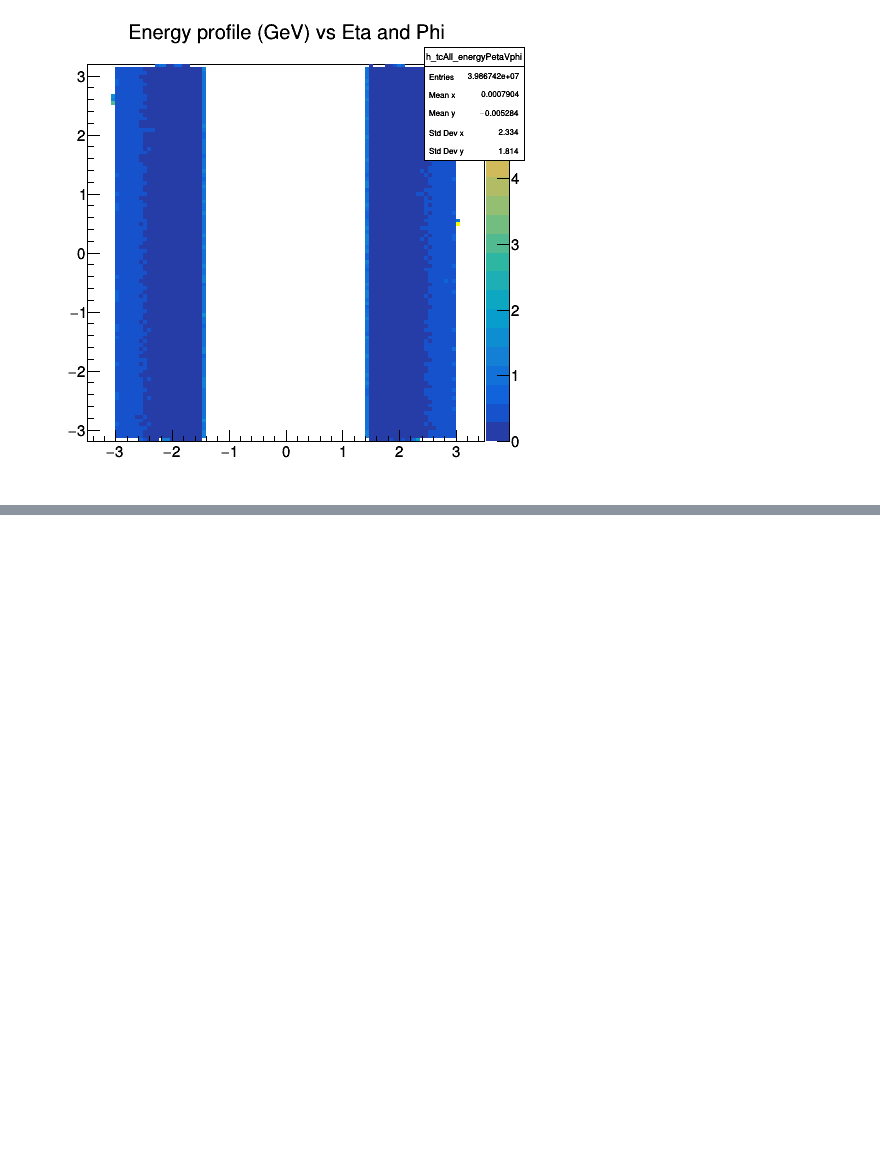
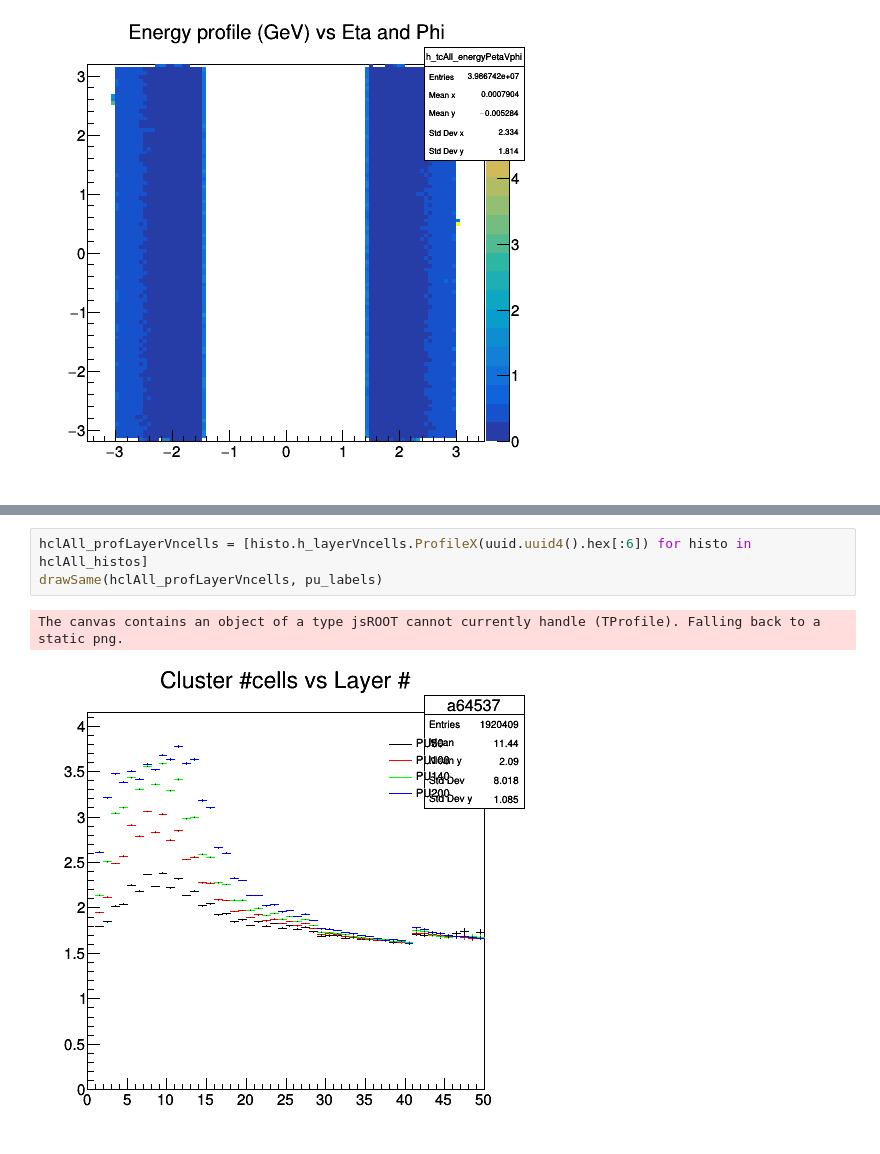
Before and after one commit to cerminar/ntuple-analysis, a Jupyter notebook: plotter.ipynb, the cells around one changed output, grey strips where cells are left out. Saved outputs shown, nothing was run; the diff lists cells and outputs as text; blank space fills up the shorter version.

```diff
--- a/plotter.ipynb
+++ b/plotter.ipynb
@@ -265,0 +348,6 @@ line.Draw('same')
+# %%
+hclAll_profLayerVncells = [histo.h_layerVncells.ProfileX(uuid.uuid4().hex[:6]) for histo in hclAll_histos]
+drawSame(hclAll_profLayerVncells, pu_labels)
+# %% [output]
+The canvas contains an object of a type jsROOT cannot currently handle (TProfile). Falling back to a static png.
+[figure, added]
```
Also changed, not shown: parts of 17 cells of this notebook.
